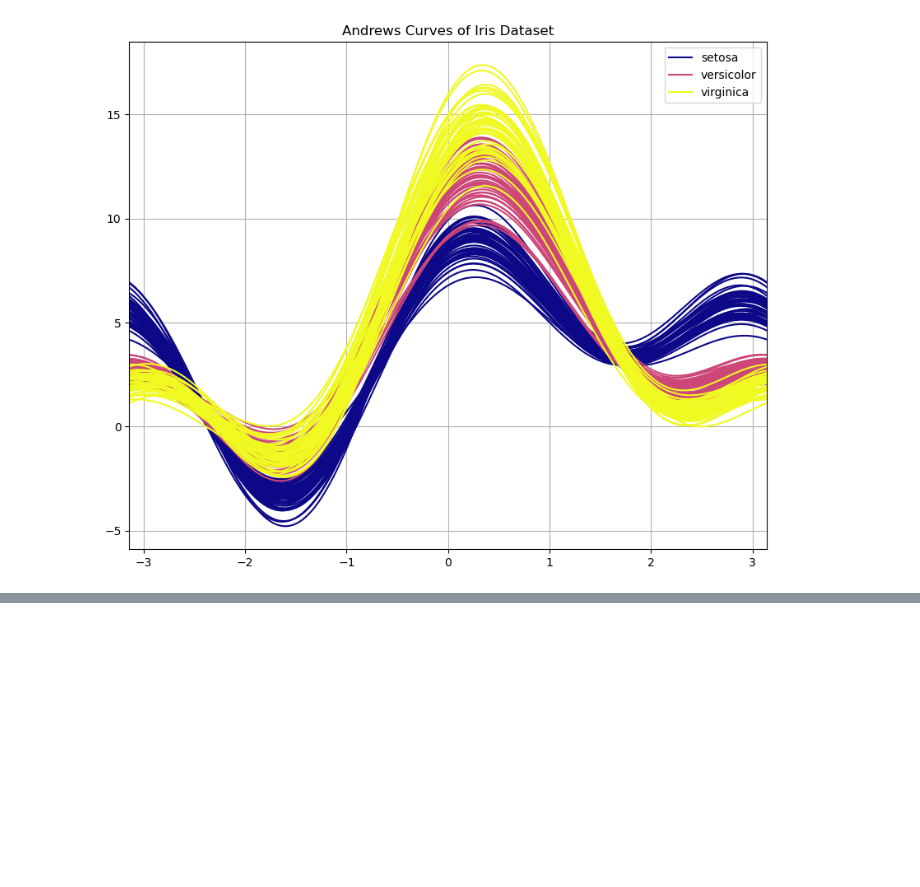
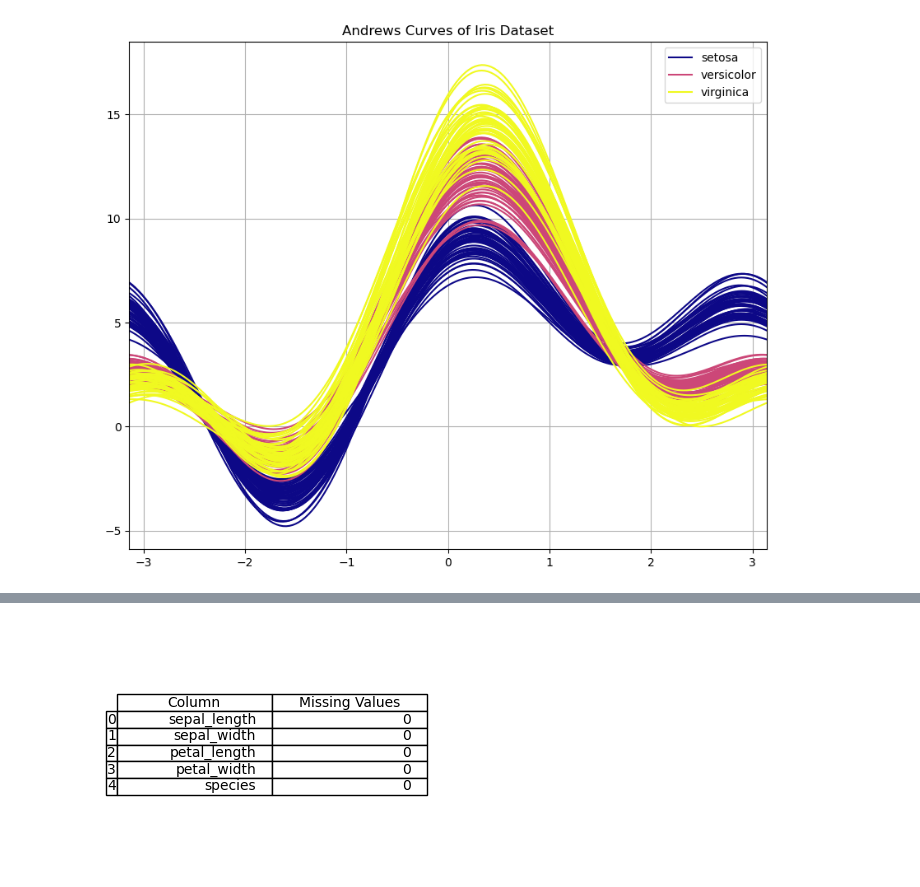
Before and after one commit to Grainne10/Pands-Project, a Jupyter notebook: analysis.ipynb, the cells around one changed output, grey strips where cells are left out. Drawn from its saved outputs; the diff is of its cells as text; code cells hidden in the pictures; blank space fills up the shorter version.

```diff
--- a/analysis.ipynb
+++ b/analysis.ipynb
@@ -390,0 +394,14 @@ plt.show()
+# %%
+null_counts = {'sepal_length': 0, 'sepal_width': 0, 'petal_length': 0, 'petal_width': 0, 'species':0}
+df_null_counts = pd.DataFrame(null_counts.items(), columns=['Column', 'Missing Values'])
+
+# Plotting the table and saving it as an image file
+plt.figure(figsize=(4, 3))  # Adjust the figure size as needed
+ax = plt.subplot(111, frame_on=False)
+ax.xaxis.set_visible(False)
+ax.yaxis.set_visible(False)
+
+table(ax, df_null_counts, loc='center')
+plt.savefig("Missing values Table.png")
+# %% [output]
+[figure, added]
```
Also changed, not shown: parts of 6 cells of this notebook, 4 other files.
